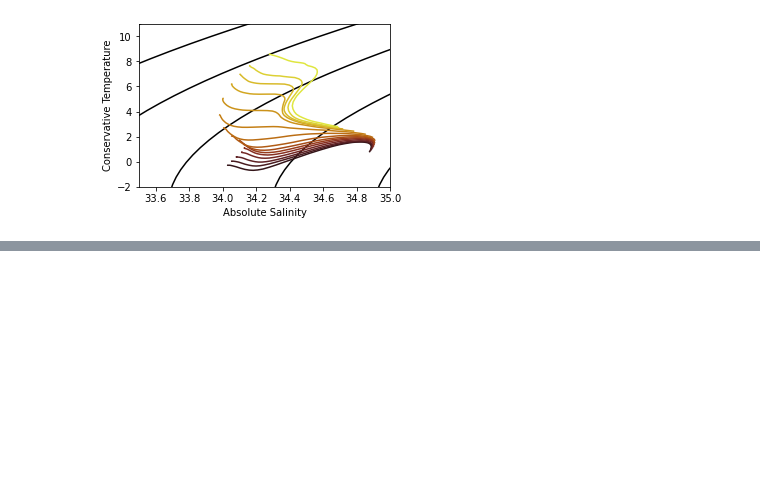
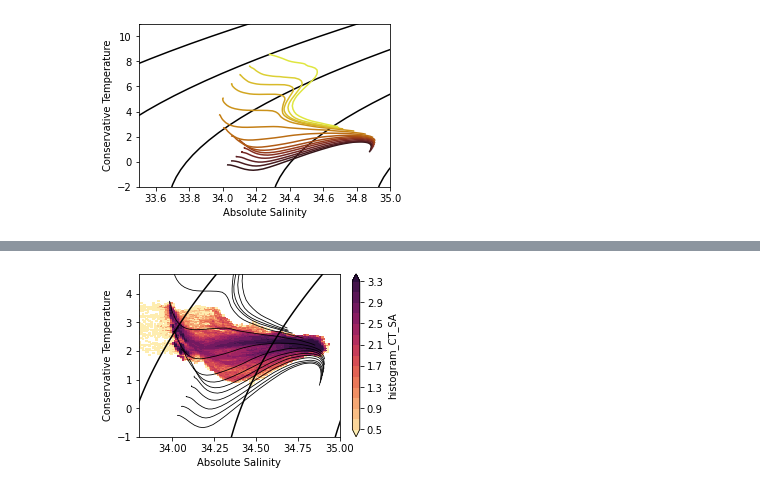
Before and after one commit to dhruvbalwada/sogos, a Jupyter notebook: notebooks/10_4_regional_hydrography.ipynb, the cells around one changed output, grey strips where cells are left out. Cells and saved outputs as stored; diff of their text form; code cells hidden in the pictures; blank space fills up the shorter version.

```diff
--- a/notebooks/10_4_regional_hydrography.ipynb
+++ b/notebooks/10_4_regional_hydrography.ipynb
@@ -174,0 +242,23 @@ Text(0.5, 0, 'Latitude')
+# %%
+# make a gridded density (Sigma0) for  plotting on TS plots
+Tpts = np.arange(-3, 20, 0.02)
+Spts = np.arange(33.5, 36, 0.01)
+[Tg, Sg] = np.meshgrid(Tpts, Spts)
+rhoTS = gsw.sigma0(Sg, Tg)
+# %%
+plt.figure(figsize=(4.5,3))
+plt.contour(Sg, Tg, rhoTS, levels=10, colors="k")
+
+for i in range(0, len(SA_region.LATITUDE)):
+    plt.plot( SA_region.isel(LATITUDE=i).mean('month'),
+             CT_region.isel(LATITUDE=i).mean('month'),color='k'
+            #color=cmocean.cm.solar(i / len(SA_region.LATITUDE))
+             ,linewidth=0.8)
+np.log10(hTS).plot(levels=15, vmin=0.5, vmax=3.3, cmap=cmocean.cm.matter)
+plt.xlim([33.8, 35.])
+plt.ylim([-1, 4.7])
+plt.xlabel('Absolute Salinity')
+plt.ylabel('Conservative Temperature')
+plt.savefig('TS.pdf')
+# %% [output]
+[figure, added]
```
Also changed, not shown: parts of 20 cells of this notebook, 3 other files.
